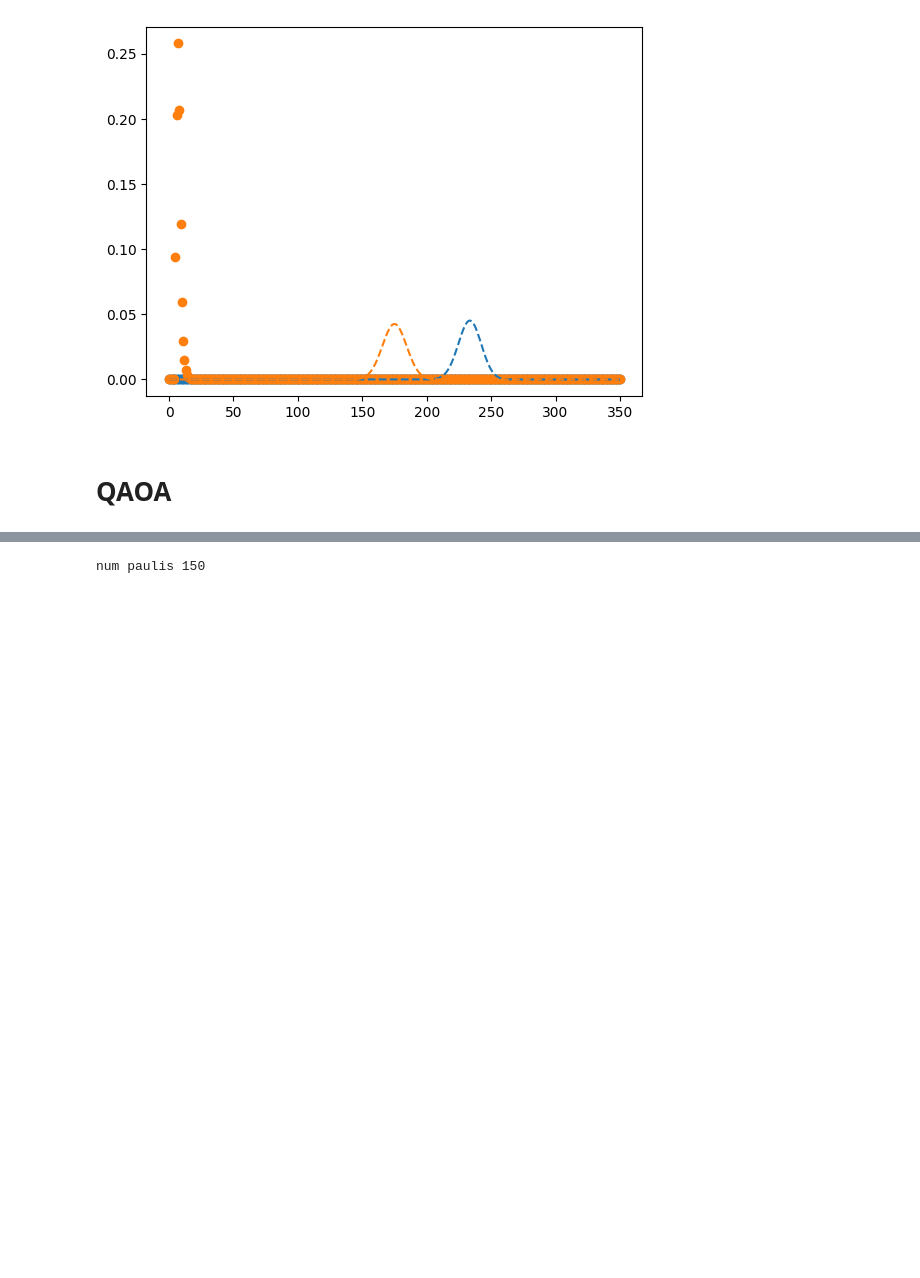
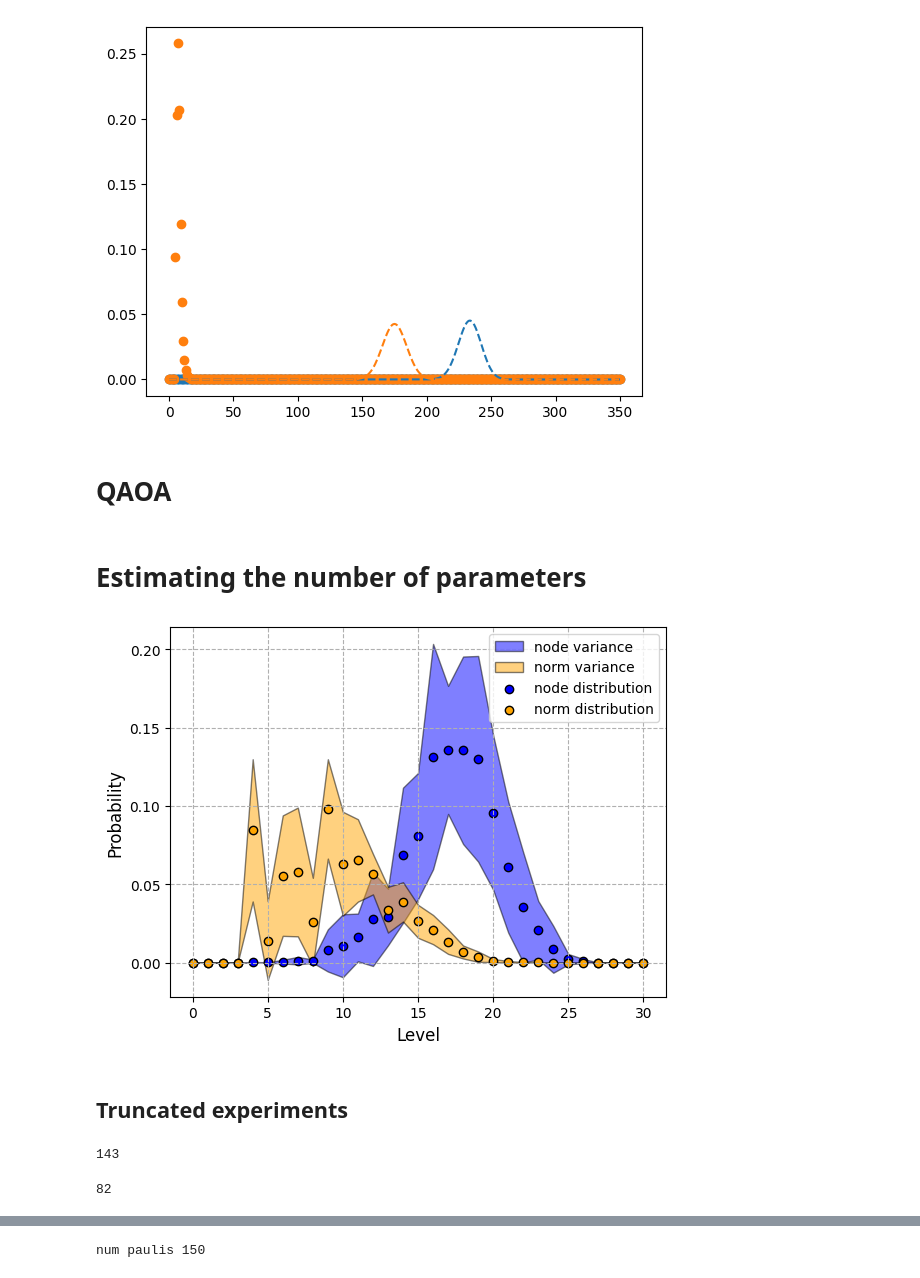
Before and after one commit to idnm/FourierVQA, a Jupyter notebook: experiments.ipynb, the cells around one changed output, grey strips where cells are left out. Cells and saved outputs as stored; diff of their text form; code cells hidden in the pictures; blank space fills up the shorter version.

```diff
--- a/experiments.ipynb
+++ b/experiments.ipynb
@@ -347,9 +365,9 @@ plot_node_stats(all_node_samples, plot_random=True)
 # %%
 np.random.seed(42)
 
-num_samples = 10
+num_samples = 20
 num_qubits = 10
-num_paulis = 20
+num_paulis = 25
 weigth = 2
 
 circuit_seeds = np.random.randint(0, 2**32, num_samples)
@@ -391,3 +409,58 @@ fourier_computation.visualize()
 [figure]
 # %% [markdown]
 # QAOA
+# %% [markdown]
+# Estimating the number of parameters
+# %%
+np.random.seed(0)
+rnd.seed(42)
+
+num_samples = 20
+
+num_qubits = 50
+degree = 3
+level = 2
+
+graph_seeds = np.random.randint(0, 2**32, num_samples)
+
+graphs = [nx.random_regular_graph(degree, num_qubits, int(seed)) for seed in graph_seeds]
+qaoas = [QAOA(graph, level) for graph in graphs]
+pauli_circuits = [PauliCircuit.from_parameterized_circuit(qaoa.circuit()) for qaoa in qaoas]
+observables = [rnd.choice(qaoa.observables(), ) for qaoa in qaoas]
+
+fourier_computations = [FourierComputation(pauli_circuit, observable) for pauli_circuit, observable in zip(pauli_circuits, observables)]
+
+for fourier_computation in tqdm(fourier_computations):
+    fourier_computation.run(check_admissible=True, verbose=False)
+# %%
+all_node_samples = np.array([fourier_computation.node_stats() for fourier_computation in fourier_computations])
+plot_node_stats(all_node_samples, plot_random=False, max_level=30)
+# %% [output]
+[figure, added]
+# %% [markdown]
+## Truncated experiments
+# %%
+num_qubits = 30
+degree = 3
+level = 2
+
+
+graph = nx.random_regular_graph(degree, num_qubits, seed=41)
+qaoa = QAOA(graph, level)
+
+qc = qaoa.circuit()
+observables = qaoa.observables()
+
+pauli_circuit = PauliCircuit.from_parameterized_circuit(qc)
+
+num_z_paulis = int((len(pauli_circuit.paulis)-2*num_qubits)/2)
+z_paulis = pauli_circuit.paulis[:num_z_paulis]
+
+pauli_circuit_truncated = PauliCircuit(pauli_circuit.paulis[num_z_paulis:])
+fourier_computation_truncated = FourierComputation(pauli_circuit_truncated, observables[0])
+
+print(len(pauli_circuit_truncated.paulis))
+
+fourier_computation_truncated.run(check_admissible=False)
+# %% [output]
+143
@@ -393,0 +474,4 @@ fourier_computation.visualize()
+# %%
+len(z_paulis)
+# %% [output]
+82
```
Also changed, not shown: parts of 30 cells of this notebook, 2 other files.
